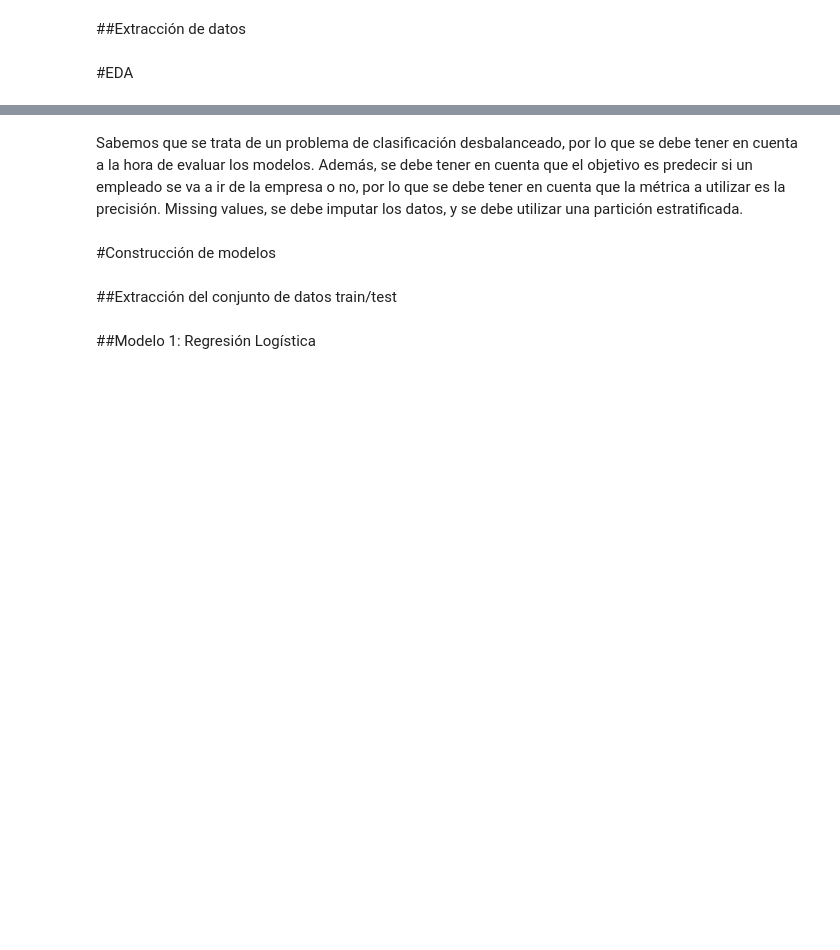
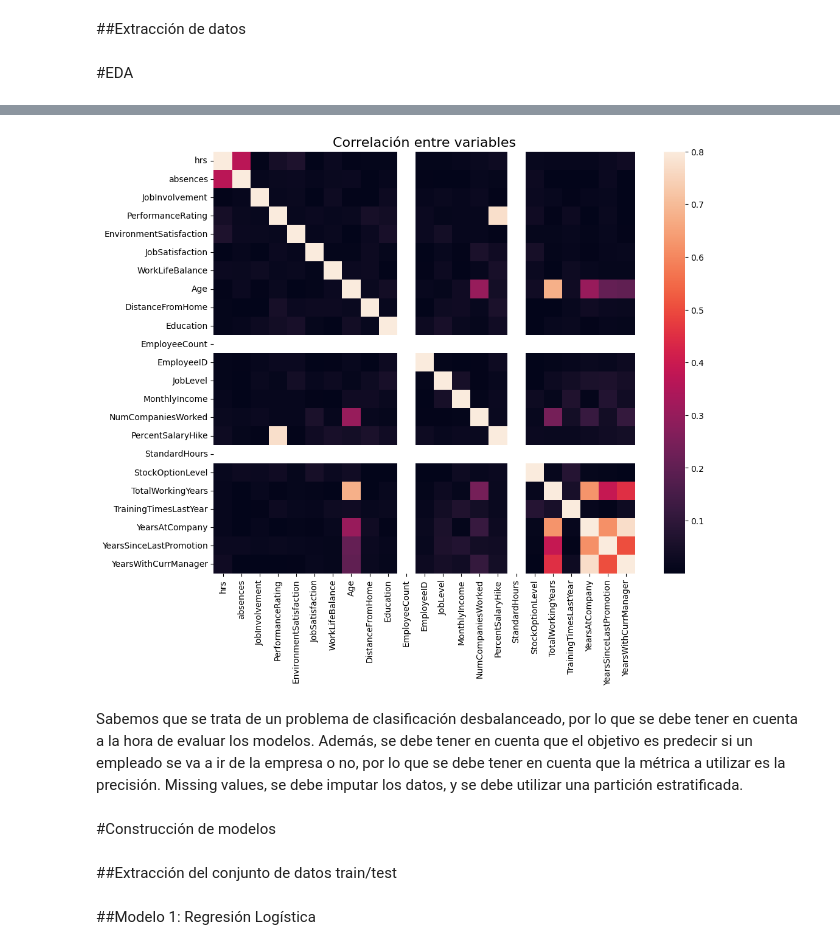
Before and after one commit to AlejandroGB-9/EmployeeBurnOutPrediction-MachineLearning-ES--, a Jupyter notebook: Grupo9_Practica2.ipynb, the cells around one changed output, grey strips where cells are left out. Saved outputs shown, nothing was run; the diff lists cells and outputs as text; code cells hidden in the pictures; blank space fills up the shorter version.

```diff
--- a/Grupo9_Practica2.ipynb
+++ b/Grupo9_Practica2.ipynb
@@ -148,0 +111,82 @@ plt.show()
+# %%
+
+#------------------------------------------
+#Cuantos datos faltantes o NaN hay
+
+print(datos.head())
+print()
+print("Información del dataset:\n ", datos.info())
+print()
+print(datos['Attrition'].value_counts(normalize=True))
+print()
+print("Suma de datos que son nulos o NA:\n", datos.isnull().sum())
+print()
+print(f"Cuantos valores NaN|missing values contiene el target: {datos['Attrition'].isnull().sum()}")
+print()
+print(f"Tiene el mismo valor en todas las filas el atributo Over18: {datos['Over18'].value_counts()/len(datos)}")
+print()
+
+#------------------------------------------
+#Obtener los datos numéricos y categoricos
+
+cols_cat = datos.select_dtypes(include=['object']).columns
+cols_num = datos.select_dtypes(include=['int64', 'float64']).columns
+
+print(f"Los valores categoricos son: {cols_cat}")
+print()
+print(f"Los valores numericos son: {cols_num}")
+
+#------------------------------------------
+#Estudio de la correlación entre las variables numéricas
+
+X = datos.select_dtypes(include=['int64', 'float64'])
+df = pd.DataFrame(X)
+print()
+print(df)
+
+corr_matrix = df.corr().abs()
+print()
+print(corr_matrix)
+
+f, ax = plt.subplots(figsize=(12, 9))
+plt.title('Correlación entre variables', y=1, size=16)
+sns.heatmap(corr_matrix, vmax=.8, square=True)
+
+upper = corr_matrix.where(np.triu(np.ones(corr_matrix.shape), k=1).astype(np.bool))
+print()
+print(upper)
+
+to_drop = [column for column in upper.columns if any(upper[column] > 0.95)]
+print()
+print("Estos son los atributos a eliminar:\n")
+print(to_drop)
+
+#------------------------------------------
+#Drop the los valores que no se van a utilizar o no pertenecen al dataset
+cols_cat = cols_cat.drop('Over18')
+cols_cat = cols_cat.drop('Attrition')
+
+col_cat = []
+col_num = []
+for i in cols_cat:
+    col_cat.append(str(i))
+for i in cols_num:
+    col_num.append(str(i))
+
+# Define the transformers
+numerical_transformer = SimpleImputer(strategy='mean')
+categorical_transformer = Pipeline(steps=[
+    ('imputer', SimpleImputer(strategy='most_frequent')),
+    ('onehot', OneHotEncoder(handle_unknown='ignore', sparse_output=False))
+])
+
+# Define the preprocessor
+preprocessor = ColumnTransformer(transformers=[
+    ('num', numerical_transformer, col_num),
+    ('cat', categorical_transformer, col_cat)
+])
+
+print()
+print("Preprocesador para usar en los modelos debido a la cantidad de missing values | NaN:\n")
+print(preprocessor)
+# %% [output]
@@ -149,3 +212,4 @@ plt.show()
+[figure, added]
 # %% [markdown]
 Sabemos que se trata de un problema de clasificación desbalanceado, por lo que se debe tener en cuenta a la hora de evaluar los modelos. Además, se debe tener en cuenta que el objetivo es predecir si un empleado se va a ir de la empresa o no, por lo que se debe tener en cuenta que la métrica a utilizar es la precisión. Missing values, se debe imputar los datos, y se debe utilizar una partición estratificada.
 # %% [markdown]
```
Also changed, not shown: parts of 42 cells of this notebook.
